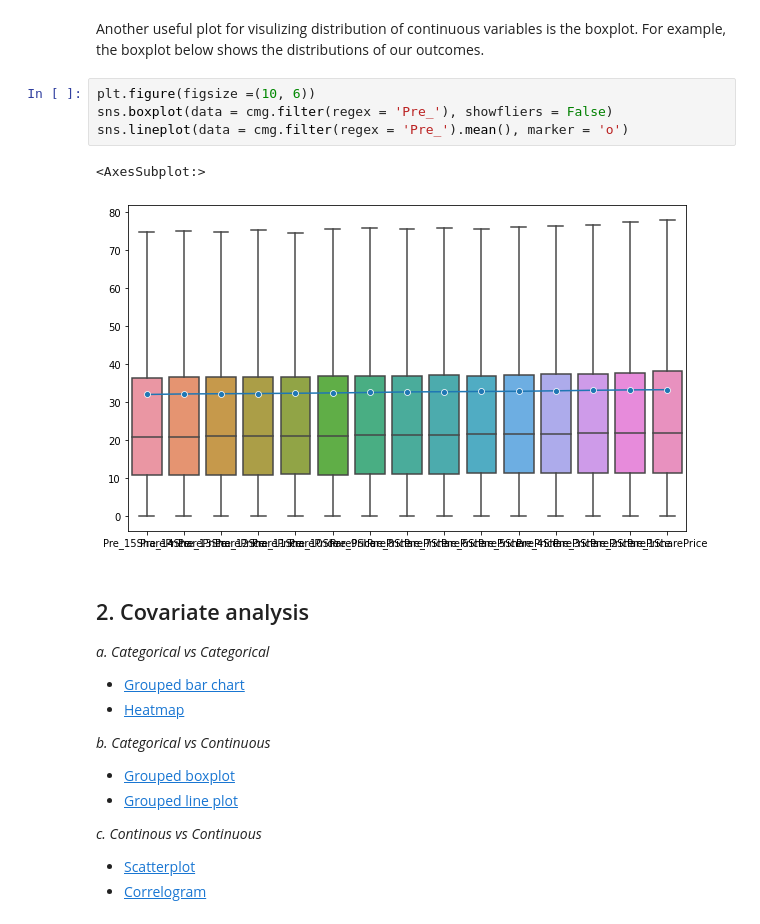
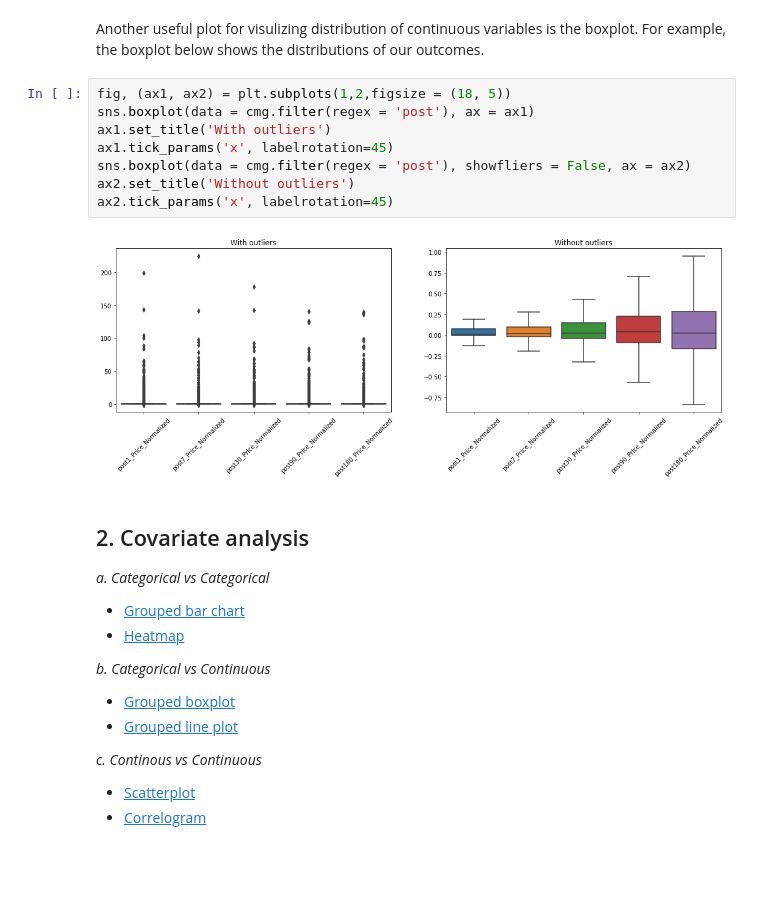
Before and after one commit to vgimfs/DSC_2022_final, a Jupyter notebook: 02- DSC 2022 Exploratory Data Analysis.ipynb, the cells around one changed output. Drawn from its saved outputs; the diff is of its cells as text; blank space fills up the shorter version.

```diff
--- a/02- DSC 2022 Exploratory Data Analysis.ipynb
+++ b/02- DSC 2022 Exploratory Data Analysis.ipynb
@@ -101,13 +101,16 @@ Text(0.5, 1.0, 'Histogram of number of bookrunners')
 ### Boxplot
 # %% [markdown]
 Another useful plot for visulizing distribution of continuous variables is the boxplot. For example, the boxplot below shows the distributions of our outcomes.
-# %%
-plt.figure(figsize =(10, 6))
-sns.boxplot(data = cmg.filter(regex = 'Pre_'), showfliers = False)
-sns.lineplot(data = cmg.filter(regex = 'Pre_').mean(), marker = 'o')
-# %% [output]
-<AxesSubplot:>
-[figure, removed]
+# %%
+fig, (ax1, ax2) = plt.subplots(1,2,figsize = (18, 5))
+sns.boxplot(data = cmg.filter(regex = 'post'), ax = ax1)
+ax1.set_title('With outliers')
+ax1.tick_params('x', labelrotation=45)
+sns.boxplot(data = cmg.filter(regex = 'post'), showfliers = False, ax = ax2)
+ax2.set_title('Without outliers')
+ax2.tick_params('x', labelrotation=45)
+# %% [output]
+[figure, added]
 # %% [markdown]
 <a id='co'></a>
 ## 2. Covariate analysis
```
Also changed, not shown: parts of 7 cells of this notebook, 8 other files.
